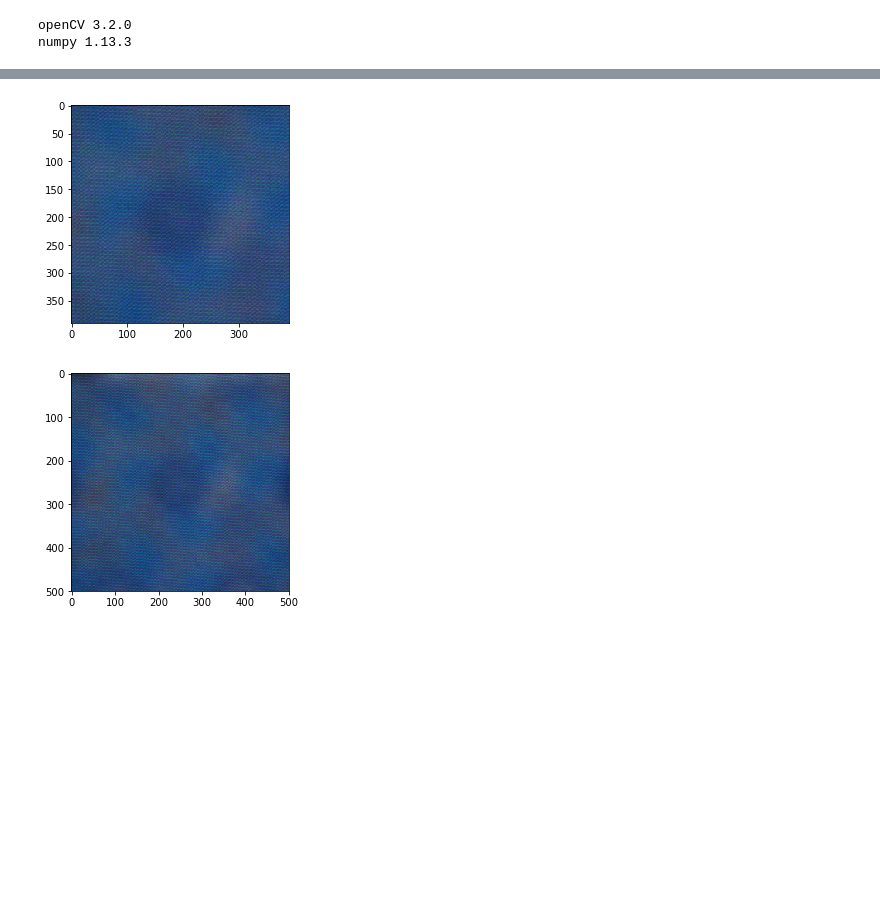
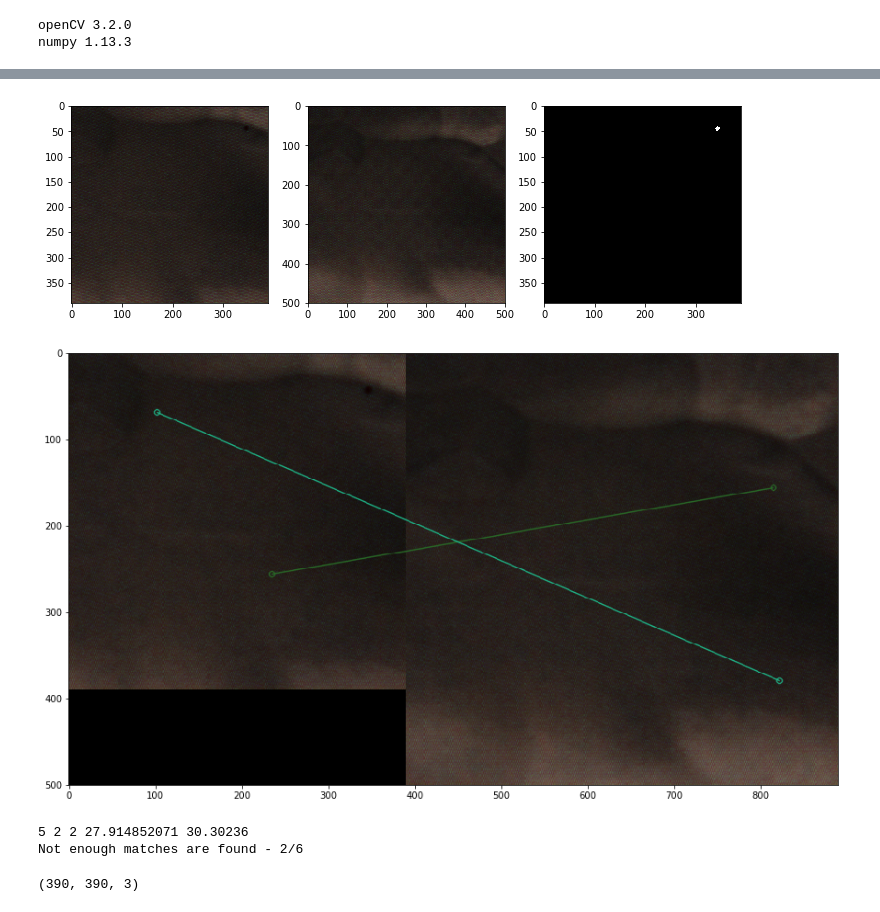
Before and after one commit to SorokinV/2018-TopCoder-Konika-Minolta, a Jupyter notebook: Jupyter/CM-V01.ipynb, the cells around one changed output, grey strips where cells are left out. Drawn from its saved outputs; the diff is of its cells as text; code cells hidden in the pictures; blank space fills up the shorter version.

```diff
--- a/Jupyter/CM-V01.ipynb
+++ b/Jupyter/CM-V01.ipynb
@@ -140,6 +137,55 @@ plt.scatter([k2 for k1,k2,mm,mm0,mmM in res],[mm for k1,k2,mm,mm0,mmM in res]);
-# %%
-plt.imshow(img1); plt.show()
-plt.imshow(img2); plt.show()
-# %% [output]
-[figure, removed]
-[figure, removed]
+# %%
+NN = 170
+img1 = cv.imread(os.path.join(dirTrain,listTrainNN[NN]+'.tif'),-1)
+img2 = cv.imread(os.path.join(dirTrain,listTrainNN[NN]+'_ref.tif'),-1)
+img3 = cv.imread(os.path.join(dirTrain,listTrainNN[NN]+'_mask.tif'),-1)
+#img1[:,:,1] = 0
+#img2[:,:,1] = 0
+
+#img1      = cv.GaussianBlur(img1,(3,3),0)
+#img2      = cv.GaussianBlur(img2,(3,3),0)
+
+plt.figure(figsize=(12,5))
+plt.subplot(1,3,1); plt.imshow(img1);
+plt.subplot(1,3,2); plt.imshow(img2);
+plt.subplot(1,3,3); plt.imshow(img3,'gray');
+plt.show()
+
+if True :
+    kp1, des1 = computeORB(img1)
+    kp2, des2 = computeORB(img2)
+    matches = []
+    if len(kp1)>0 and len(kp2)>0 :
+        matches = drawMatches(img1,kp1,des1, img2,kp2,des2, show=True, showNN=50)
+        good = matches
+        print(len(kp1),len(kp2),len(matches),img1[:,:,2].mean(),img2[:,:,2].mean())
+        MIN_MATCH_COUNT = 6
+        if True and len(good)>MIN_MATCH_COUNT:
+            src_pts = np.float32([ kp1[m.queryIdx].pt for m in good ]).reshape(-1,1,2)
+            dst_pts = np.float32([ kp2[m.trainIdx].pt for m in good ]).reshape(-1,1,2)
+
+            M, mask = cv2.findHomography(src_pts, dst_pts, cv2.RANSAC,5.0)
+            matchesMask = mask.ravel().tolist()
+
+            h,w,c = img1.shape
+            pts = np.float32([ [0,0],[0,h-1],[w-1,h-1],[w-1,0] ]).reshape(-1,1,2)
+            dst = cv2.perspectiveTransform(pts,M)
+
+            img2 = cv2.polylines(img2,[np.int32(dst)],True,255,3, cv2.LINE_AA)
+
+            plt.imshow(img2); plt.show()
+
+        else:
+            print ("Not enough matches are found - %d/%d" % (len(good),MIN_MATCH_COUNT))
+            matchesMask = None
+    else:
+        print(len(kp1),len(kp2),img1[:,:,2].mean(),img2[:,:,2].mean())
+# %% [output]
+[figure, added]
+[figure, added]
+5 2 2 27.914852071 30.30236
+Not enough matches are found - 2/6
+# %%
+img1.shape
+# %% [output]
+(390, 390, 3)
```
Also changed, not shown: parts of 6 cells of this notebook.
